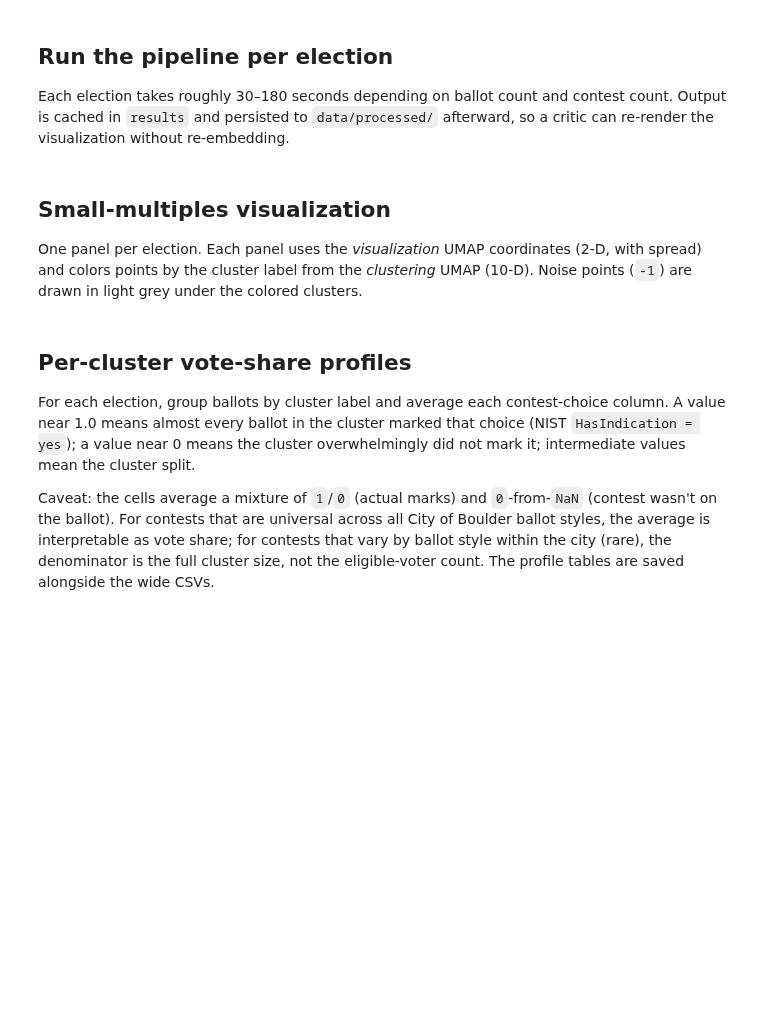
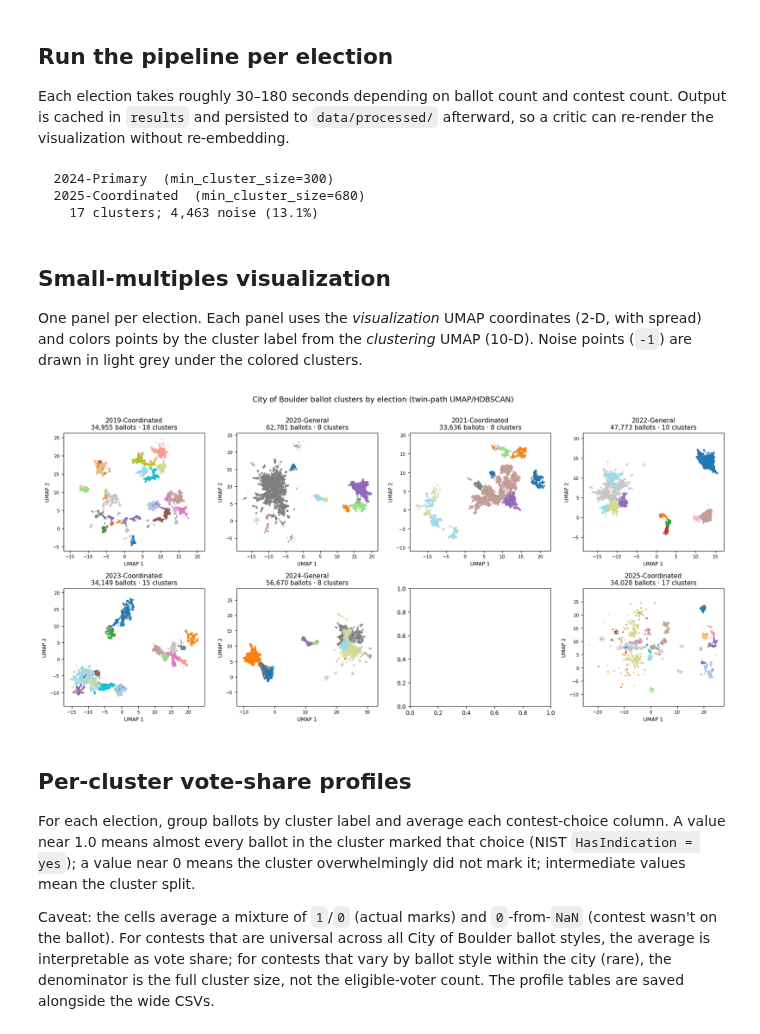
Before and after one commit to BoulderPublicData/Cast-Vote-Records, a Jupyter notebook: clusters.ipynb, the cells around one changed output. Saved outputs shown, nothing was run; the diff lists cells and outputs as text; code cells hidden in the pictures; blank space fills up the shorter version.

Commit message:
Add visualizations and clusters

```diff
--- a/clusters.ipynb
+++ b/clusters.ipynb
@@ -124,21 +143,27 @@ Each election takes roughly 30–180 seconds depending on ballot count and conte
 # %%
 results = {}
 for k in elections:
-    n = X_by_election[k].shape[0]
-    mcs = min_cluster_size_for(n)
-    print(f'  {k}  (min_cluster_size={mcs})', flush=True)
-    e10, e2, labels = twin_path_cluster(X_by_election[k], min_cluster_size=mcs)
-    n_clusters = len(set(labels)) - (1 if -1 in labels else 0)
-    n_noise = int((labels == -1).sum())
-    print(f'    {n_clusters} clusters; {n_noise:,} noise ({n_noise/n:.1%})', flush=True)
-    results[k] = {
-        'embedding_10d': e10,
-        'embedding_2d':  e2,
-        'labels':        labels,
-        'min_cluster_size': mcs,
-        'n_clusters':    n_clusters,
-        'n_noise':       n_noise,
-    }
+    if k not in results:
+        n = X_by_election[k].shape[0]
+        mcs = min_cluster_size_for(n)
+        print(f'  {k}  (min_cluster_size={mcs})', flush=True)
+        if n > 0:
+            e10, e2, labels = twin_path_cluster(X_by_election[k], min_cluster_size=mcs)
+            n_clusters = len(set(labels)) - (1 if -1 in labels else 0)
+            n_noise = int((labels == -1).sum())
+            print(f'    {n_clusters} clusters; {n_noise:,} noise ({n_noise/n:.1%})', flush=True)
+            results[k] = {
+                'embedding_10d': e10,
+                'embedding_2d':  e2,
+                'labels':        labels,
+                'min_cluster_size': mcs,
+                'n_clusters':    n_clusters,
+                'n_noise':       n_noise,
+            }
+# %% [output]
+  2024-Primary  (min_cluster_size=300)
+  2025-Coordinated  (min_cluster_size=680)
+    17 clusters; 4,463 noise (13.1%)
 # %% [markdown]
 ## Small-multiples visualization
 
@@ -151,37 +176,40 @@ def plot_clusters(ax, embedding_2d, labels, title):
                    s=2, c='lightgrey', alpha=0.4, linewidths=0)
     cluster_ids = sorted(set(labels) - {-1})
     palette = plt.cm.tab20(np.linspace(0, 1, max(len(cluster_ids), 1)))
     for cid, color in zip(cluster_ids, palette):
         mask = labels == cid
         ax.scatter(embedding_2d[mask, 0], embedding_2d[mask, 1],
                    s=3, c=[color], alpha=0.7, linewidths=0)
     ax.set_title(title, fontsize=11)
     ax.set_xlabel('UMAP 1', fontsize=9)
     ax.set_ylabel('UMAP 2', fontsize=9)
     ax.set_aspect('equal', adjustable='datalim')
     ax.tick_params(labelsize=8)
 
 
 n = len(elections)
 ncols = 4 if n > 4 else n
 nrows = (n + ncols - 1) // ncols
 fig, axes = plt.subplots(nrows, ncols, figsize=(4.2 * ncols, 4.0 * nrows))
 axes = np.atleast_1d(axes).flatten()
 
 for ax, k in zip(axes, elections):
-    r = results[k]
-    n_b = X_by_election[k].shape[0]
-    plot_clusters(ax, r['embedding_2d'], r['labels'],
-                  f"{k}\n{n_b:,} ballots · {r['n_clusters']} clusters")
+    if k in results:
+        r = results[k]
+        n_b = X_by_election[k].shape[0]
+        plot_clusters(ax, r['embedding_2d'], r['labels'],
+                      f"{k}\n{n_b:,} ballots · {r['n_clusters']} clusters")
 for ax in axes[len(elections):]:
     ax.axis('off')
 
 fig.suptitle('City of Boulder ballot clusters by election (twin-path UMAP/HDBSCAN)',
              y=1.005, fontsize=13)
 plt.tight_layout()
 plt.savefig(CLEAN_DIR / 'city-of-boulder-cluster-smallmultiples.png',
             dpi=150, bbox_inches='tight')
 plt.show()
+# %% [output]
+[figure, added]
 # %% [markdown]
 ## Per-cluster vote-share profiles
 
```
Also changed, not shown: parts of 7 cells of this notebook, 15 other files.
